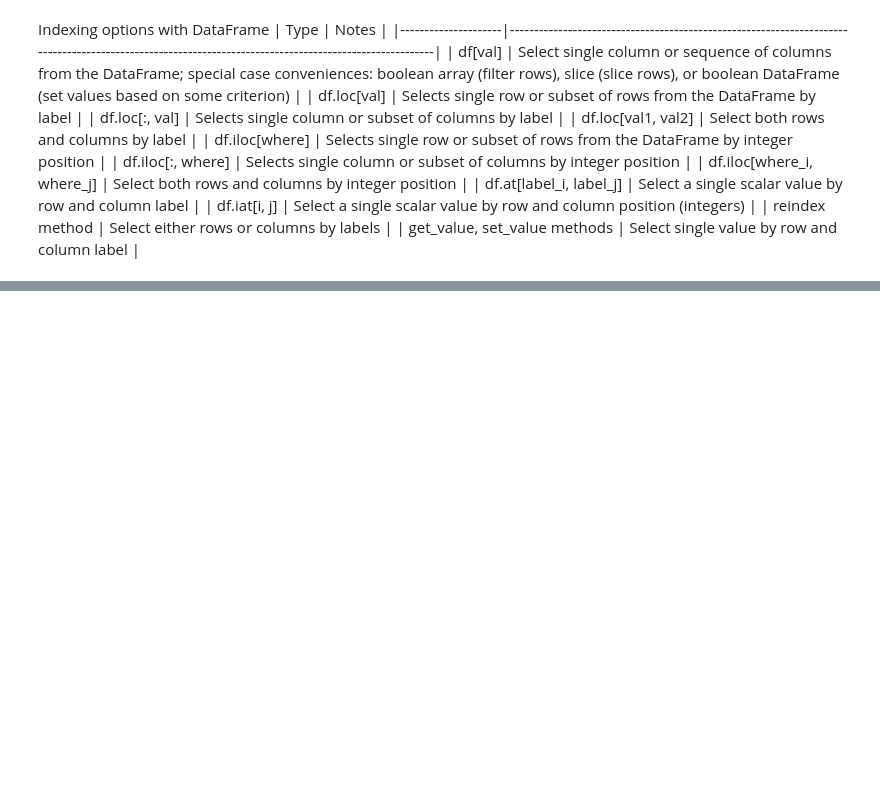
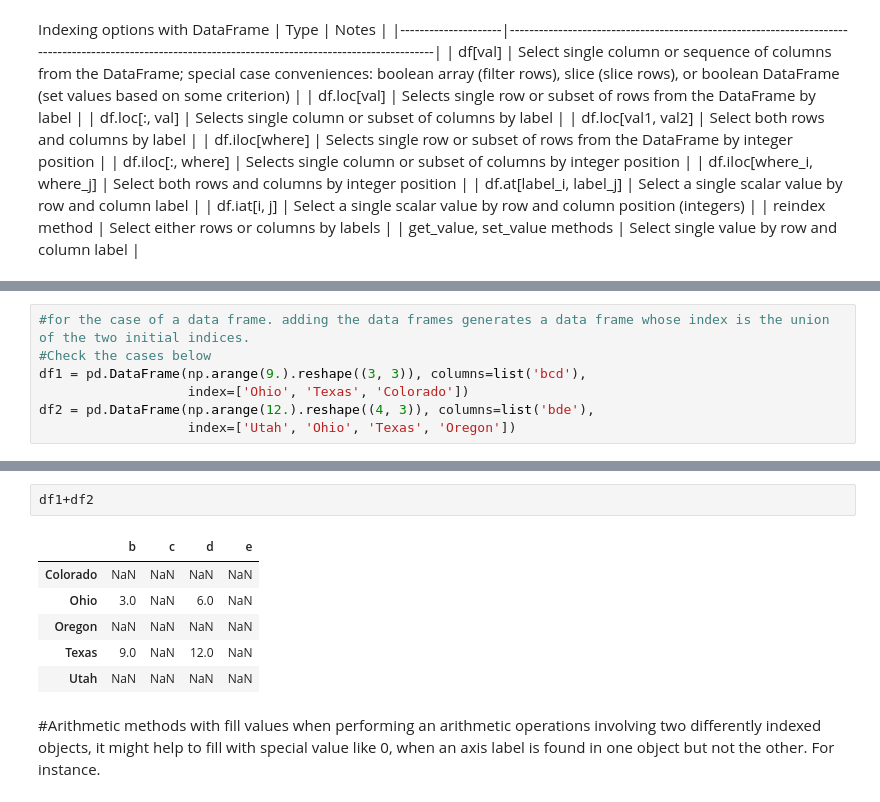
Before and after one commit to Otifredrick/Data-Science-Training-, a Jupyter notebook: pandas_training/Understanding pandas data structures.ipynb, the cells around one changed output, grey strips where cells are left out. Saved outputs shown, nothing was run; the diff lists cells and outputs as text; blank space fills up the shorter version.

Commit message:
further understanding of pandas arithmetics"

```diff
--- a/pandas_training/Understanding pandas data structures.ipynb
+++ b/pandas_training/Understanding pandas data structures.ipynb
@@ -498,0 +536,7 @@ Indexing options with DataFrame
+# %%
+#for the case of a data frame. adding the data frames generates a data frame whose index is the union of the two initial indices.
+#Check the cases below
+df1 = pd.DataFrame(np.arange(9.).reshape((3, 3)), columns=list('bcd'),
+                   index=['Ohio', 'Texas', 'Colorado'])
+df2 = pd.DataFrame(np.arange(12.).reshape((4, 3)), columns=list('bde'),
+                   index=['Utah', 'Ohio', 'Texas', 'Oregon'])
@@ -498,0 +558,12 @@ Indexing options with DataFrame
+# %%
+df1+df2
+# %% [output]
+|  | b | c | d | e |
+| Colorado | NaN | NaN | NaN | NaN |
+| Ohio | 3.0 | NaN | 6.0 | NaN |
+| Oregon | NaN | NaN | NaN | NaN |
+| Texas | 9.0 | NaN | 12.0 | NaN |
+| Utah | NaN | NaN | NaN | NaN |
+# %% [markdown]
+#Arithmetic methods with fill values
+when performing an arithmetic operations involving two differently indexed objects, it might help to fill with special value like 0, when an axis label is found in one object but not the other. For instance.
```
Also changed, not shown: parts of 14 cells of this notebook.
